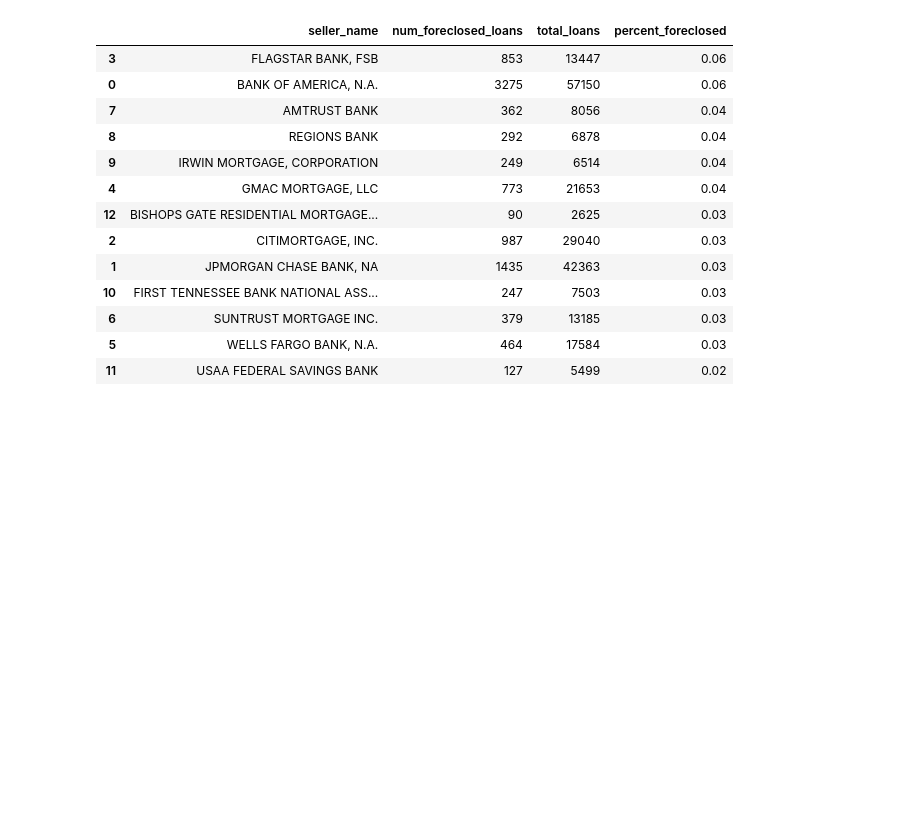
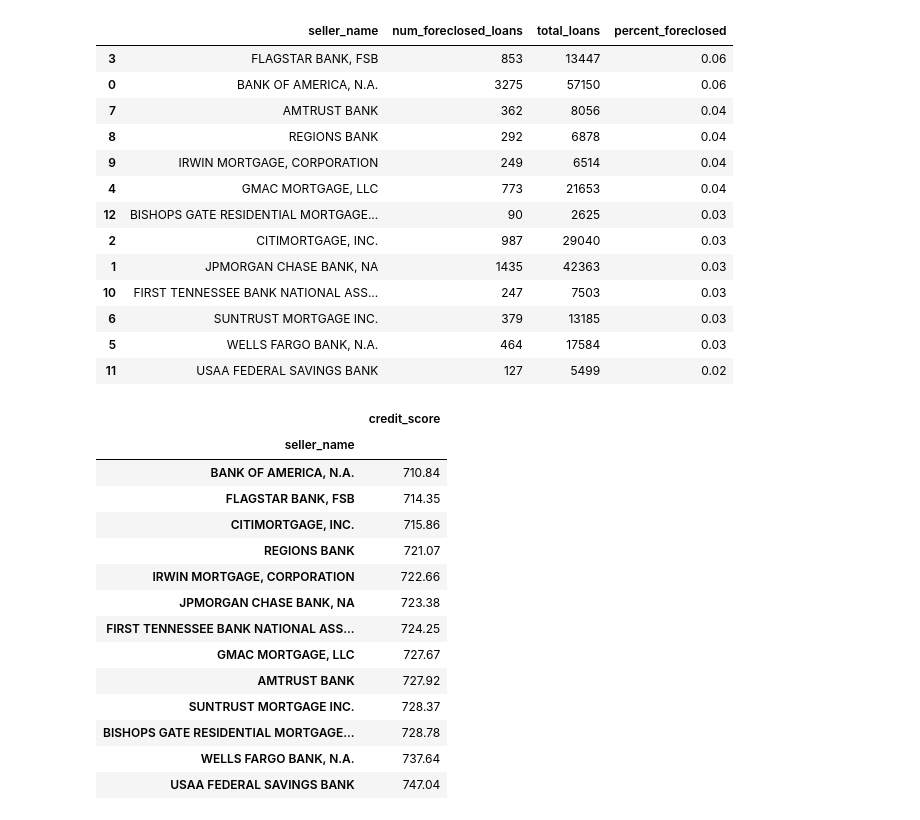
Before and after one commit to jcabiles/AnalysisPractice, a Jupyter notebook: foreclosed_loans_analysis/Analysis of Foreclosed Loans.ipynb, the cells around one changed output. Drawn from its saved outputs; the diff is of its cells as text; code cells hidden in the pictures; blank space fills up the shorter version.

Commit message:
Show credit score groupby seller

```diff
--- a/foreclosed_loans_analysis/Analysis of Foreclosed Loans.ipynb
+++ b/foreclosed_loans_analysis/Analysis of Foreclosed Loans.ipynb
@@ -235,3 +235,21 @@ all_loans_aggs.sort_values(by=['percent_foreclosed'], ascending=False)
 | 6 | SUNTRUST MORTGAGE INC. | 379 | 13185 | 0.03 |
 | 5 | WELLS FARGO BANK, N.A. | 464 | 17584 | 0.03 |
 | 11 | USAA FEDERAL SAVINGS BANK | 127 | 5499 | 0.02 |
+# %%
+all_loans.groupby(['seller_name'])[['credit_score']].mean().sort_values(by='credit_score')
+# %% [output]
+|  | credit_score |
+| seller_name |  |
+| BANK OF AMERICA, N.A. | 710.84 |
+| FLAGSTAR BANK, FSB | 714.35 |
+| CITIMORTGAGE, INC. | 715.86 |
+| REGIONS BANK | 721.07 |
+| IRWIN MORTGAGE, CORPORATION | 722.66 |
+| JPMORGAN CHASE BANK, NA | 723.38 |
+| FIRST TENNESSEE BANK NATIONAL ASS... | 724.25 |
+| GMAC MORTGAGE, LLC | 727.67 |
+| AMTRUST BANK | 727.92 |
+| SUNTRUST MORTGAGE INC. | 728.37 |
+| BISHOPS GATE RESIDENTIAL MORTGAGE... | 728.78 |
+| WELLS FARGO BANK, N.A. | 737.64 |
+| USAA FEDERAL SAVINGS BANK | 747.04 |
```
Also changed, not shown: parts of 1 cell of this notebook.
